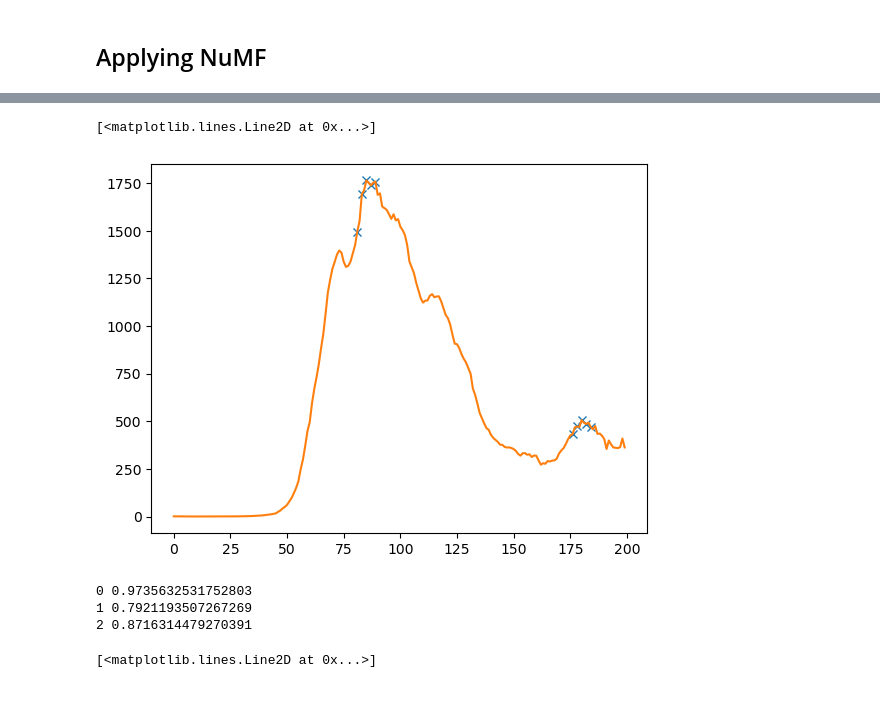
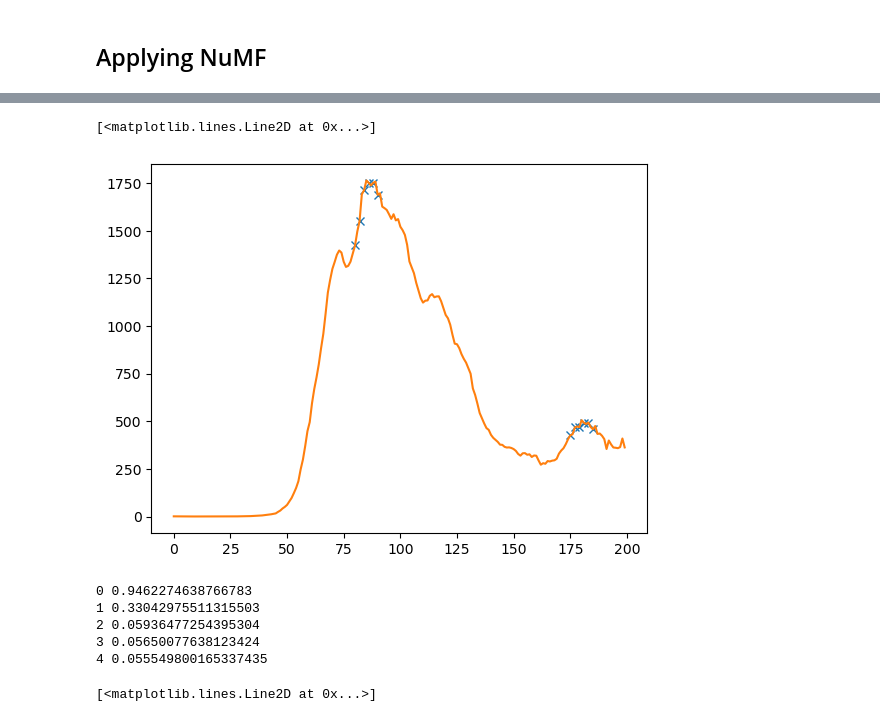
Before and after one commit to waqasbinhamed/numf, a Jupyter notebook: covid_test.ipynb, the cells around one changed output, grey strips where cells are left out. Drawn from its saved outputs; the diff is of its cells as text; code cells hidden in the pictures.

```diff
--- a/covid_test.ipynb
+++ b/covid_test.ipynb
@@ -154,16 +154,18 @@ print(np.linalg.norm(M - W0 @ H0, 'fro') / np.linalg.norm(M, 'fro'))
 # %%
-pvals = get_peaks(M, nrad=4)
+pvals = get_peaks(M, nrad=5)
 plt.plot(df.index[pvals], M[pvals], 'x')
 plt.plot(M)
 # %% [output]
 [<matplotlib.lines.Line2D at 0x...>]
-[figure, old version]
+[figure, new version]
 # %%
-W, H, _  = numf(M, W0, H0, iters=3)
+W, H, _  = numf(M, W0, H0, l2=0.4, iters=5)
 # %% [output]
-0 0.9735632531752803
-1 0.7921193507267269
-2 0.8716314479270391
+0 0.9462274638766783
+1 0.33042975511315503
+2 0.05936477254395304
+3 0.05650077638123424
+4 0.055549800165337435
 # %%
 plt.plot(W @ H)
 # %% [output]
```
Also changed, not shown: parts of 1 cell of this notebook, 3 other files.
